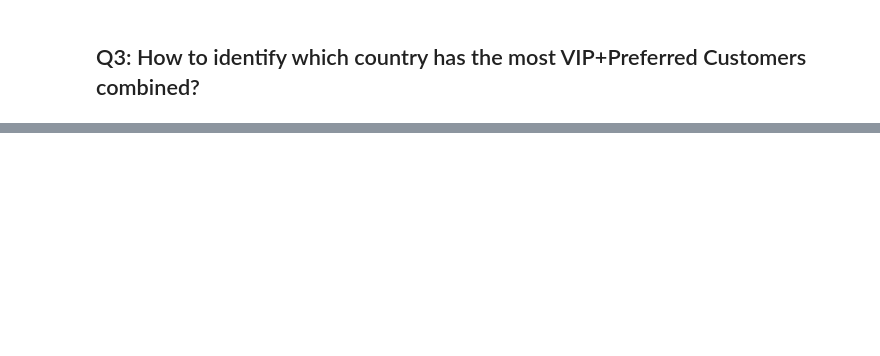
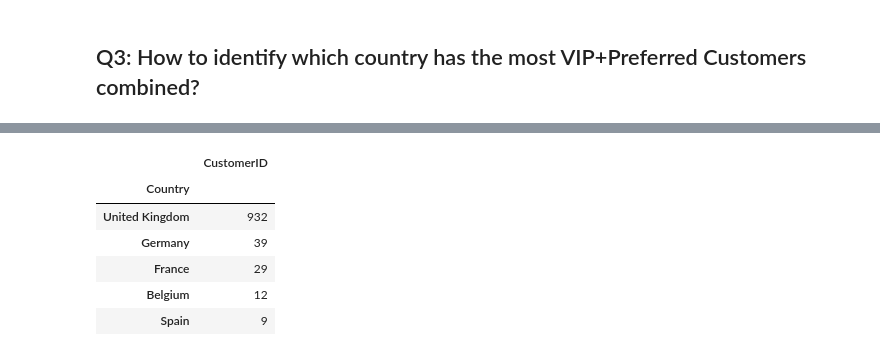
Before and after one commit to olgashavrinaIronhack/Labs, a Jupyter notebook: Lab29/challenge-3.ipynb, the cells around one changed output, grey strips where cells are left out. Saved outputs shown, nothing was run; the diff lists cells and outputs as text; code cells hidden in the pictures; blank space fills up the shorter version.

```diff
--- a/Lab29/challenge-3.ipynb
+++ b/Lab29/challenge-3.ipynb
@@ -194,0 +177,10 @@ Top5
+# %%
+cct1
+# %% [output]
+|  | CustomerID |
+| Country |  |
+| United Kingdom | 932 |
+| Germany | 39 |
+| France | 29 |
+| Belgium | 12 |
+| Spain | 9 |
```
Also changed, not shown: parts of 8 cells of this notebook.
